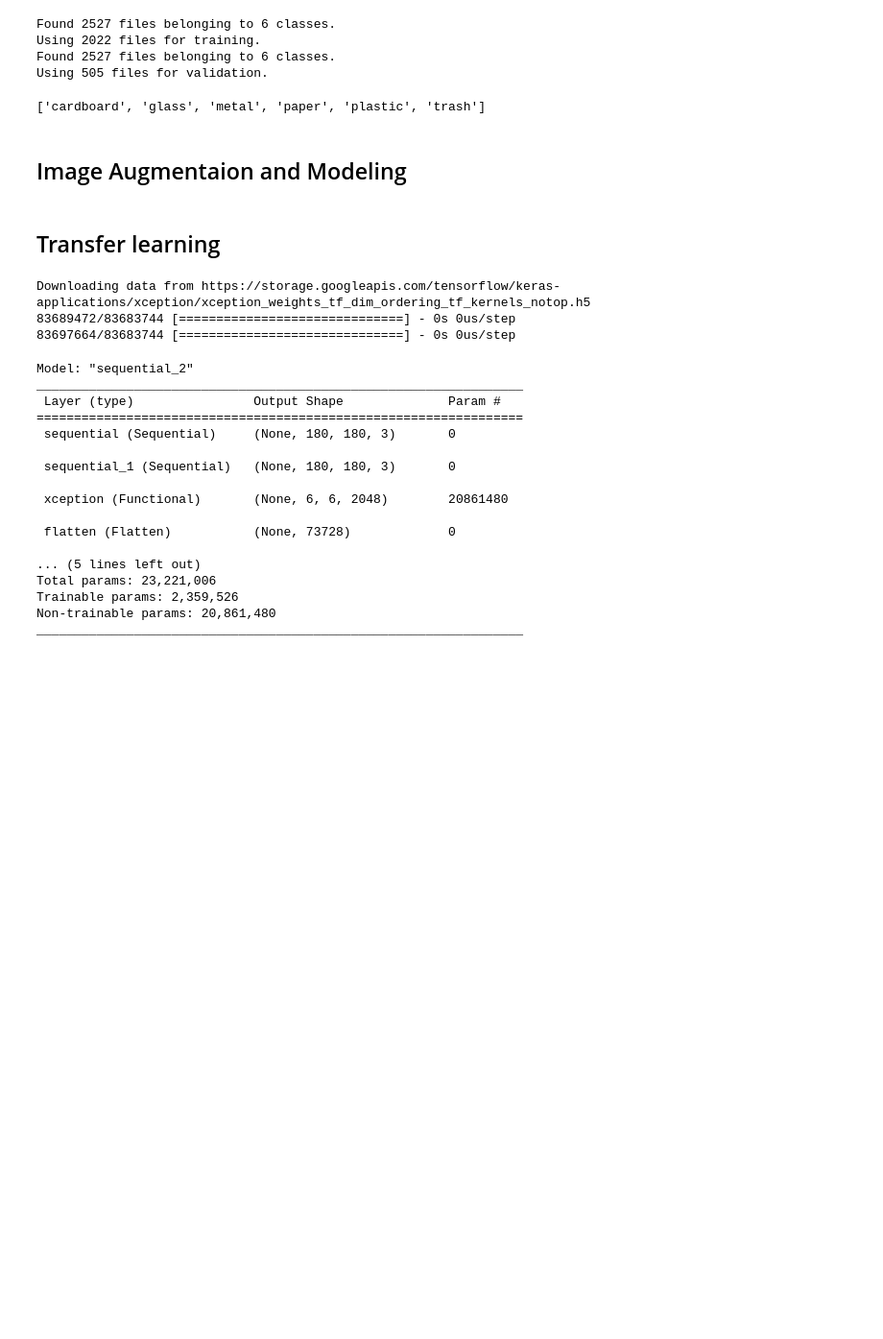
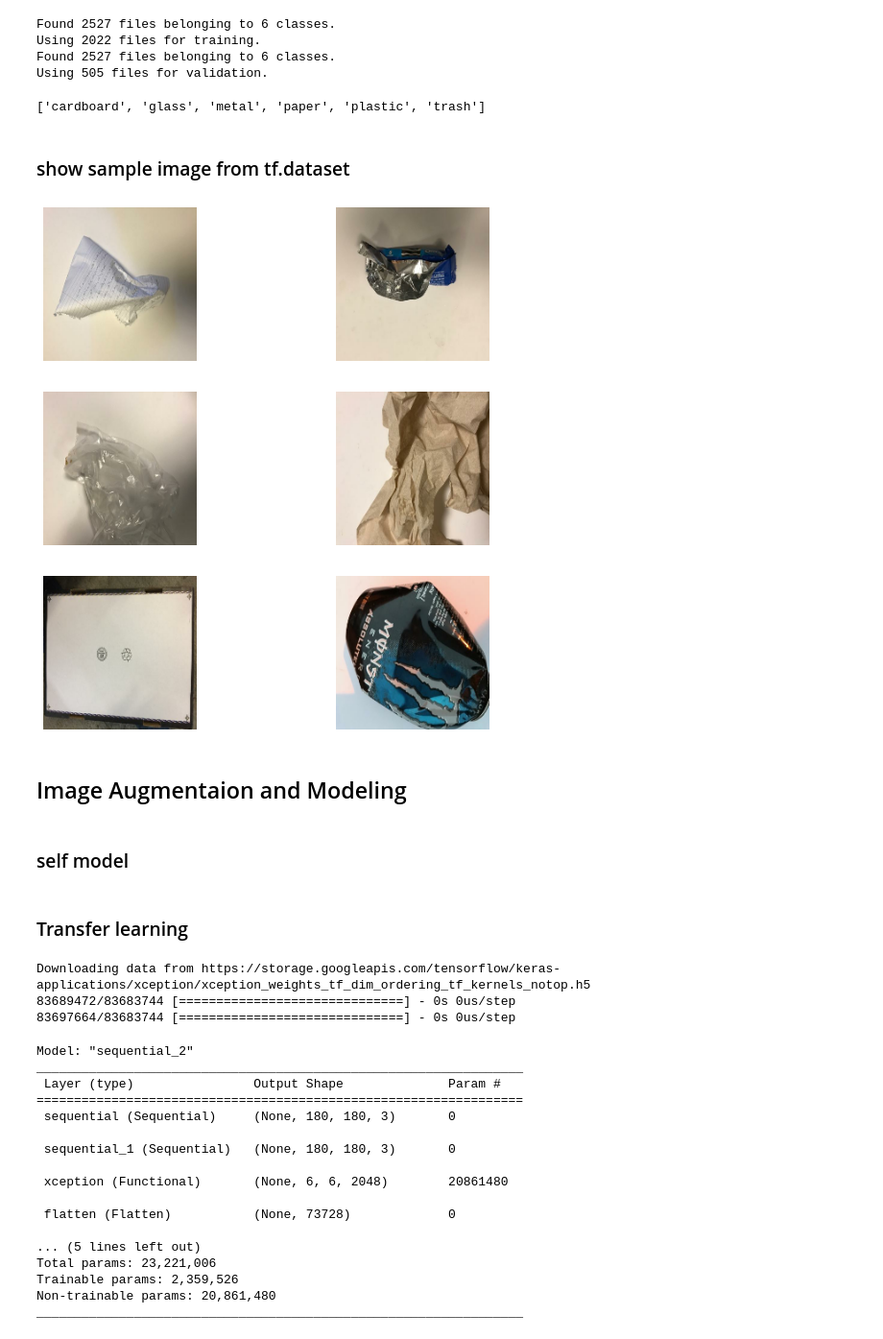
Before and after one commit to Bangkit-Capstone-C22-PS085/kalpataru-waste-classification, a Jupyter notebook: waste_classification.ipynb, the cells around one changed output. Shown: that part at 96% size. Saved outputs shown, nothing was run; the diff lists cells and outputs as text; code cells hidden in the pictures; blank space fills up the shorter version.

```diff
--- a/waste_classification.ipynb
+++ b/waste_classification.ipynb
@@ -100,4 +127,4 @@ len(get_all_image_path())
 # %%
-batch_size = 120
-img_height = 180
-img_width = 180
+BATCH_SIZE = 120
+IMG_HEIGHT = 180
+IMG_WIDTH = 180
@@ -135,14 +162,18 @@ class_names = train_ds.class_names
 print(class_names)
 # %% [output]
 ['cardboard', 'glass', 'metal', 'paper', 'plastic', 'trash']
+# %% [markdown]
+### show sample image from tf.dataset
 # %%
-# plt.figure(figsize=(10, 10))
-# for images, labels in train_ds.take(1):
-#   for i in range(6):
-#     ax = plt.subplot(3, 2, i + 1)
-#     plt.imshow(images[i].numpy().astype("uint8"))
-#     # plt.title(class_names[labels[i]])
-#     plt.axis("off")
+plt.figure(figsize=(10, 10))
+for images, labels in train_ds.take(1):
+  for i in range(6):
+    ax = plt.subplot(3, 2, i + 1)
+    plt.imshow(images[i].numpy().astype("uint8"))
+    # plt.title(class_names[labels[i]])
+    plt.axis("off")
+# %% [output]
+[figure, added]
 # %% [markdown]
 ## Image Augmentaion and Modeling
 # %%
@@ -162,6 +191,8 @@ data_augmentation = tf.keras.Sequential([
   tf.keras.layers.RandomZoom((-0.2,0.1)),
   tf.keras.layers.RandomTranslation(0.1,0.1)
 ])
+# %% [markdown]
+### self model
 # %%
 model = tf.keras.models.Sequential([
     tf.keras.layers.Input(shape=(180, 180, 3)),
@@ -187,7 +218,7 @@ model = tf.keras.models.Sequential([
     tf.keras.layers.Dense(6, activation='softmax')
 ])
 # %% [markdown]
-## Transfer learning
+### Transfer learning
 # %%
 base_model = tf.keras.applications.Xception(include_top=False,
                                             weights = 'imagenet',
```
Also changed, not shown: parts of 23 cells of this notebook.
